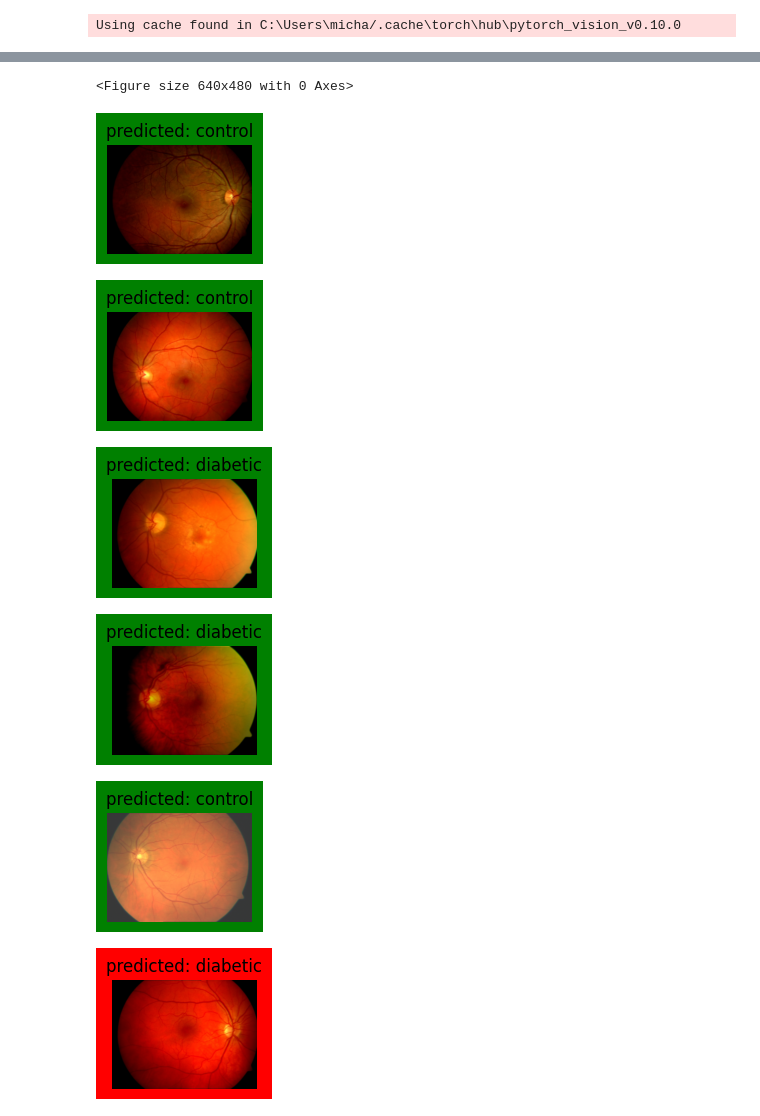
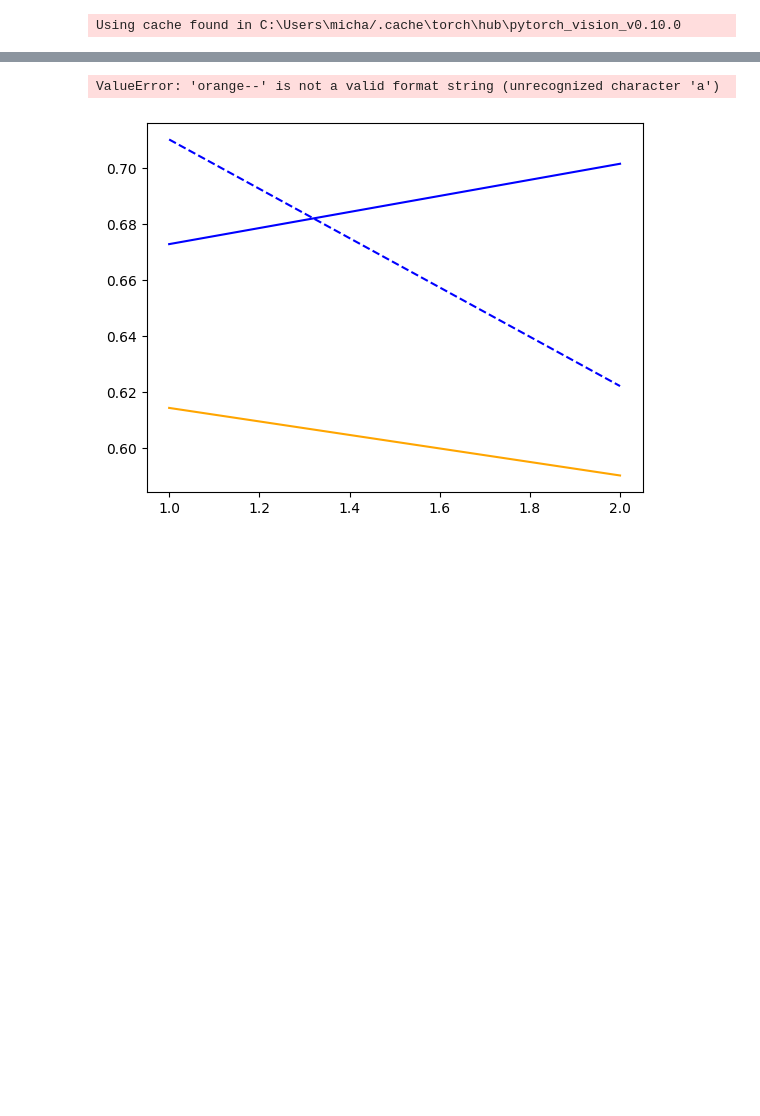
Before and after one commit to Mpasiowiec/Analiza-obrazu-i-diagnozowanie-cukrzycy-na-podstawie-zdjec-dna-oka, a Jupyter notebook: densenet/DenseNet.ipynb, the cells around one changed output, grey strips where cells are left out. Saved outputs shown, nothing was run; the diff lists cells and outputs as text; code cells hidden in the pictures; blank space fills up the shorter version.

```diff
--- a/densenet/DenseNet.ipynb
+++ b/densenet/DenseNet.ipynb
@@ -56,7 +66,7 @@ device = torch.device("cuda:0" if torch.cuda.is_available() else "cpu")
 model_ft = torch.hub.load('pytorch/vision:v0.10.0', 'densenet121', pretrained=True)
 num_ftrs = model_ft.classifier.in_features
 
-model_ft.classifier  = nn.Linear(num_ftrs, len(class_names))
+model_ft.classifier  = nn.Sequential(nn.Linear(num_ftrs, 500),nn.Linear(500,  len(class_names)))
 
 model_ft = model_ft.to(device)
 
@@ -134,6 +165,24 @@ def train_model(model, criterion, optimizer, scheduler, num_epochs=25):
     # load best model weights
     model.load_state_dict(best_model_wts)
     return model
+# %%
+def test_model(model):
+    was_training = model.training
+    model.eval()
+    test_acc = 0
+    for i, data in enumerate(dataloaders['test'], 0):
+        samples, labels = data
+        with torch.no_grad():
+            samples, labels = samples.to(device), labels.to(device)
+            output = model(samples)
+            loss = criterion(output, labels)
+            pred = torch.argmax(output, dim=1)
+            correct = pred.eq(labels)
+            test_acc += torch.sum(correct.float())
+            torch.cuda.empty_cache()
+            model.train(mode=was_training)
+    print('Testing Accuracy: {:.1f} %'.format(test_acc/dataset_sizes['test']))
 # %%
-model_ft = train_model(model_ft, criterion, optimizer_ft, exp_lr_scheduler, num_epochs=3)
+model_ft = train_model(model_ft, criterion, optimizer_ft, exp_lr_scheduler, num_epochs=2)
+test_model(model_ft)
 # %% [output]
@@ -156,0 +197,2 @@ Best val Acc: 0.791667
+ValueError: 'orange--' is not a valid format string (unrecognized character 'a')
+[figure, added]
@@ -184,13 +199,3 @@ def visualize_model(model, num_images=6):
-# %%
-visualize_model(model_ft)
-# %% [output]
-<Figure size 640x480 with 0 Axes>
-[figure, removed]
-[figure, removed]
-[figure, removed]
-[figure, removed]
-[figure, removed]
-[figure, removed]
 # %%
 # torch.save(model_ft.state_dict(), 'models/dens_4b_40e_24m.pt')
 
```
Also changed, not shown: parts of 4 cells of this notebook, 1 other file.
